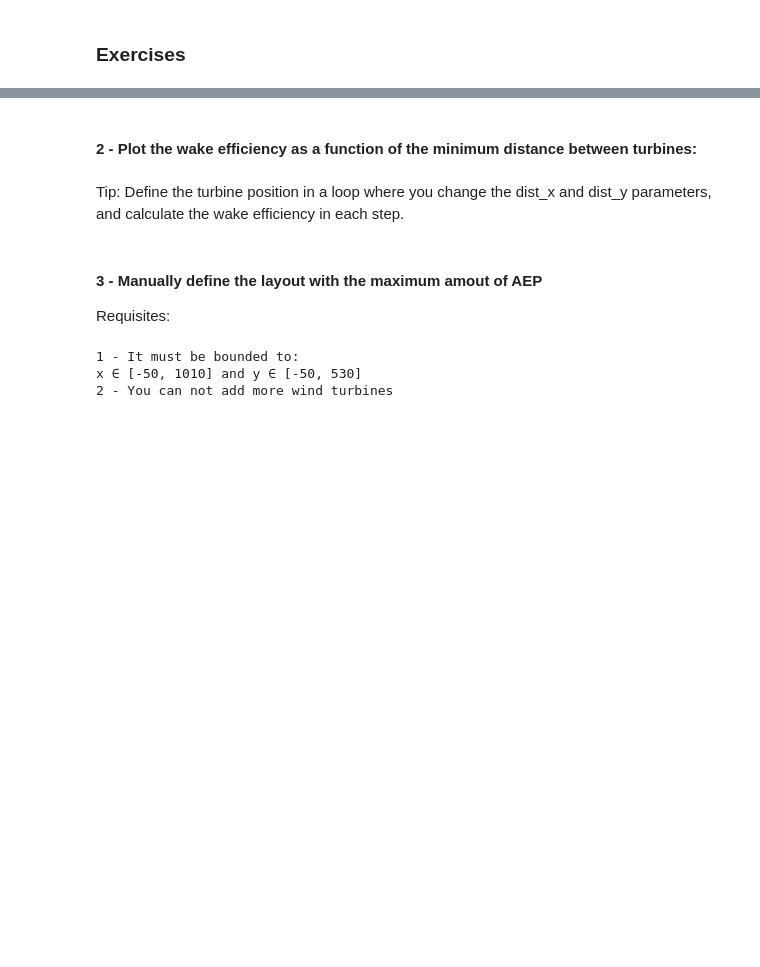
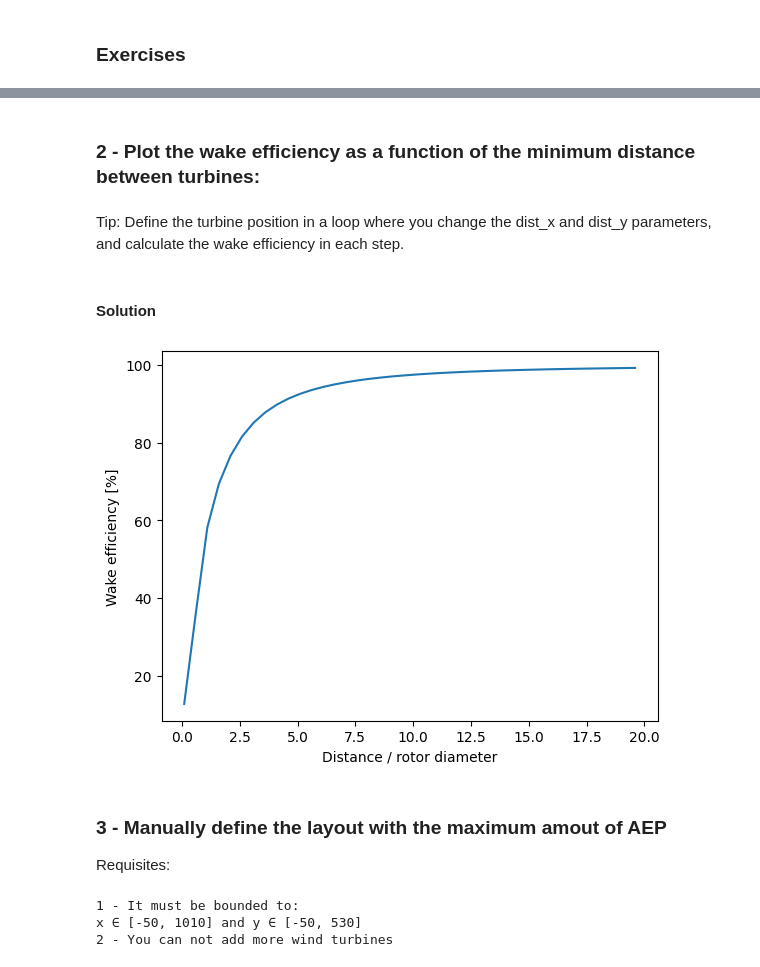
Before and after one commit to calvr/openDays2023-ma, a Jupyter notebook: openDays_workshop2.ipynb, the cells around one changed output, grey strips where cells are left out. Saved outputs shown, nothing was run; the diff lists cells and outputs as text; code cells hidden in the pictures; blank space fills up the shorter version.

```diff
--- a/openDays_workshop2.ipynb
+++ b/openDays_workshop2.ipynb
@@ -242,7 +242,9 @@ Data variables: (12/17)
     P                 (wd, ws) float64 0.000148 0.0002059 ... 2.931e-08
 # %%
 AEP = simulationResult.aep().sum().values
-AEP_unkwaked = simulationResult.aep(with_wake_loss=False).values
+AEP_unwaked = simulationResult.aep(with_wake_loss=False).sum().values
+
+park_rated_power = powerV80.max() * n_wts
 # %%
 # Complete this cell:
 wake_eff =
@@ -256,4 +275,4 @@ print(f"Summary:\n AEP:{AEP.round(2)} GWh\n Wake efficiency:{wake_eff.round(2)}\
 # %% [markdown]
-#### 2 - Plot the wake efficiency as a function of the minimum distance between turbines:
+### 2 - Plot the wake efficiency as a function of the minimum distance between turbines:
 # %% [markdown]
 Tip: Define the turbine position in a loop where you change the dist_x and dist_y parameters, and calculate the wake efficiency in each step.
@@ -262,5 +281,33 @@ Tip: Define the turbine position in a loop where you change the dist_x and dist_
+# %% [markdown]
+#### Solution
+# %%
+# Solution:
+
+dist_per_rd = np.arange(0.1,20, 0.5)
+dist = dist_per_rd * diameter
+wake_eff = []
+
+for distance in dist:
+  # This defines the turbine positions
+  wt_x_i, wt_y_i = np.meshgrid(np.array(range(n_x)) * distance, np.array(range(n_y)) * distance)
+  wt_x_i = wt_x_i.flatten()
+  wt_y_i = wt_y_i.flatten()
+  sim_Res = noj(wt_x_i,wt_y_i)
+  AEP =sim_Res.aep().sum().values
+  AEP_unwaked = sim_Res.aep(with_wake_loss=False).sum().values
+
+  wake_eff.append(AEP/AEP_unwaked * 100)
+
+fig = plt.Figure()
+
+plt.plot(dist_per_rd, wake_eff)
+plt.xlabel('Distance / rotor diameter')
+plt.ylabel('Wake efficiency [%]')
+plt.show()
+# %% [output]
+[figure, added]
 # %% [markdown]
-#### 3 - Manually define the layout with the maximum amout of AEP
+### 3 - Manually define the layout with the maximum amout of AEP
 
 Requisites:
 # %%
```
Also changed, not shown: parts of 29 cells of this notebook.
